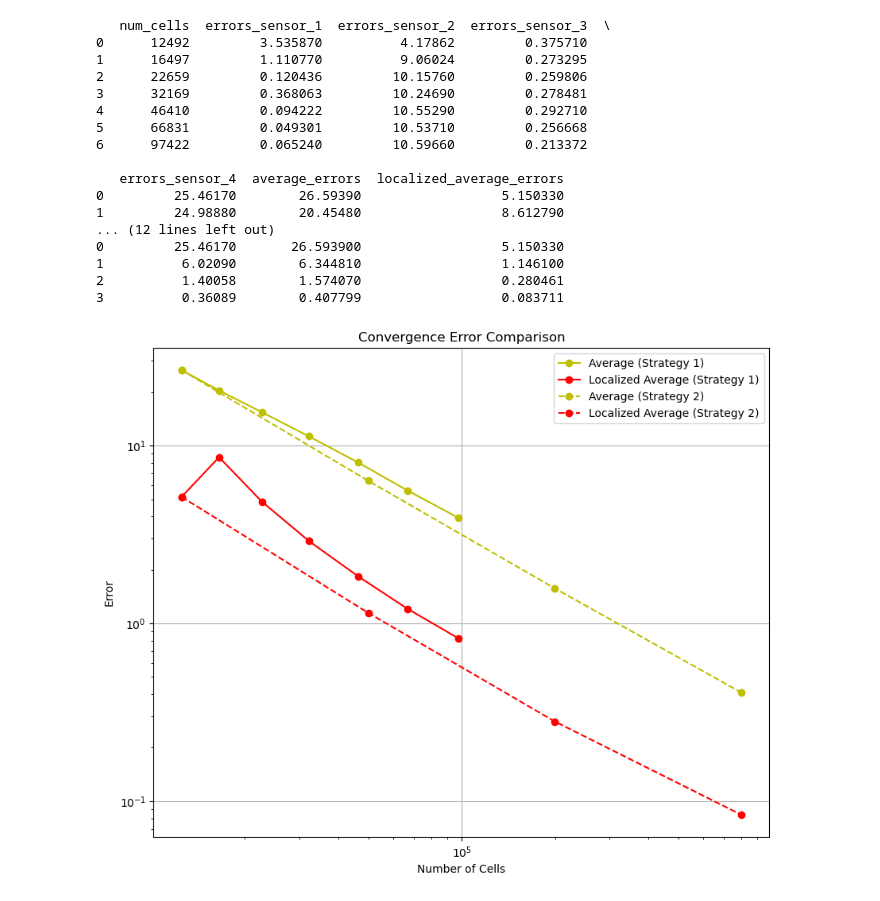
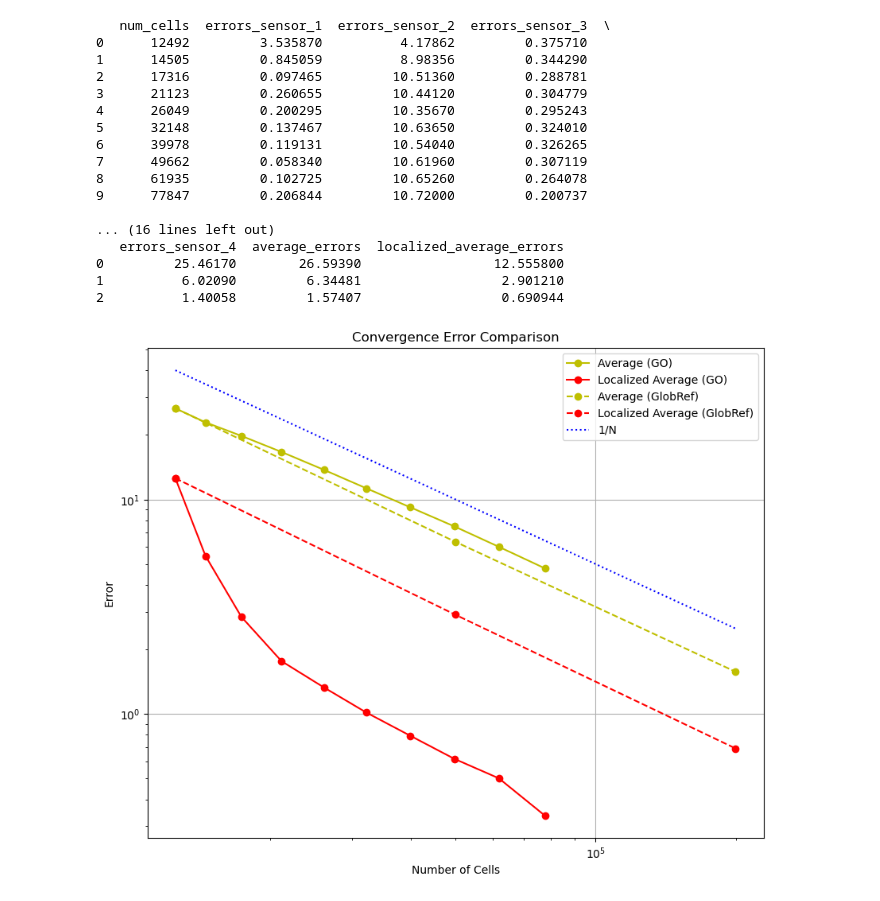
Before and after one commit to Matteo-Malve/ion_propulsion, a Jupyter notebook: postprocessing/convergence_plots.ipynb, the cells around one changed output. Cells and saved outputs as stored; diff of their text form; code cells hidden in the pictures.

Commit message:
New plots in convergence_plots

```diff
--- a/postprocessing/convergence_plots.ipynb
+++ b/postprocessing/convergence_plots.ipynb
@@ -1,10 +1,11 @@
 # %%
+import numpy as np
 import pandas as pd
 import matplotlib.pyplot as plt
 
 # Load both CSV files
-file_1 = "../results/GO_4_0_12_frac01-convergence_data.csv"
-file_2 = "../results/GlobRef_4_0_12-convergence_data.csv"
+file_1 = "../results/GO_4_0_12_prove-convergence_data.csv"
+file_2 = "../results/GlobRef_4_0_12_prove-convergence_data.csv"
 
 data_1 = pd.read_csv(file_1)
 data_2 = pd.read_csv(file_2)
@@ -18,44 +19,46 @@ plt.figure(figsize=(10, 8))
 # Plot data from first CSV
 #plt.loglog(data_1['num_cells'], data_1['errors_sensor_1'], 'k-o', label='Sensor 1 (GO)')
 #plt.loglog(data_1['num_cells'], data_1['errors_sensor_2'], 'c-o', label='Sensor 2 (GO)')
 #plt.loglog(data_1['num_cells'], data_1['errors_sensor_3'], 'm-o', label='Sensor 3 (GO)')
 #plt.loglog(data_1['num_cells'], data_1['errors_sensor_4'], 'b-o', label='Sensor 4 (GO)')
 plt.loglog(data_1['num_cells'], data_1['average_errors'], 'y-o', label='Average (GO)')
 plt.loglog(data_1['num_cells'], data_1['localized_average_errors'], 'r-o', label='Localized Average (GO)')
 
 # Plot data from second CSV
 #plt.loglog(data_2['num_cells'], data_2['errors_sensor_1'], 'k--o', label='Sensor 1 (GlobRef)')
 #plt.loglog(data_2['num_cells'], data_2['errors_sensor_2'], 'c--o', label='Sensor 2 (GlobRef)')
 #plt.loglog(data_2['num_cells'], data_2['errors_sensor_3'], 'm--o', label='Sensor 3 (GlobRef)')
 #plt.loglog(data_2['num_cells'], data_2['errors_sensor_4'], 'b--o', label='Sensor 4 (GlobRef)')
 plt.loglog(data_2['num_cells'], data_2['average_errors'], 'y--o', label='Average (GlobRef)')
 plt.loglog(data_2['num_cells'], data_2['localized_average_errors'], 'r--o', label='Localized Average (GlobRef)')
+plt.loglog(data_2['num_cells'],1/data_2['num_cells']*500000,'b:',label="1/N")
+plt.loglog(data_2['num_cells'],1/(data_2['num_cells']**2)*500000,'b:',label="1/N")
 
 # Labeling
 plt.xlabel("Number of Cells")
 plt.ylabel("Error")
 plt.title("Convergence Error Comparison")
 plt.legend()
 plt.grid(True)
 
 # Show the plot
 plt.show()
 # %% [output]
    num_cells  errors_sensor_1  errors_sensor_2  errors_sensor_3  \
 0      12492         3.535870          4.17862         0.375710
-1      16497         1.110770          9.06024         0.273295
-2      22659         0.120436         10.15760         0.259806
-3      32169         0.368063         10.24690         0.278481
-4      46410         0.094222         10.55290         0.292710
-5      66831         0.049301         10.53710         0.256668
-6      97422         0.065240         10.59660         0.213372
+1      14505         0.845059          8.98356         0.344290
+2      17316         0.097465         10.51360         0.288781
+3      21123         0.260655         10.44120         0.304779
+4      26049         0.200295         10.35670         0.295243
+5      32148         0.137467         10.63650         0.324010
+6      39978         0.119131         10.54040         0.326265
+7      49662         0.058340         10.61960         0.307119
+8      61935         0.102725         10.65260         0.264078
+9      77847         0.206844         10.72000         0.200737
 
+... (16 lines left out)
    errors_sensor_4  average_errors  localized_average_errors
-0         25.46170        26.59390                  5.150330
-1         24.98880        20.45480                  8.612790
-... (12 lines left out)
-0         25.46170       26.593900                  5.150330
-1          6.02090        6.344810                  1.146100
-2          1.40058        1.574070                  0.280461
-3          0.36089        0.407799                  0.083711
+0         25.46170        26.59390                 12.555800
+1          6.02090         6.34481                  2.901210
+2          1.40058         1.57407                  0.690944
-[figure, old version]
+[figure, new version]
```
Also changed, not shown: 1 other file.
